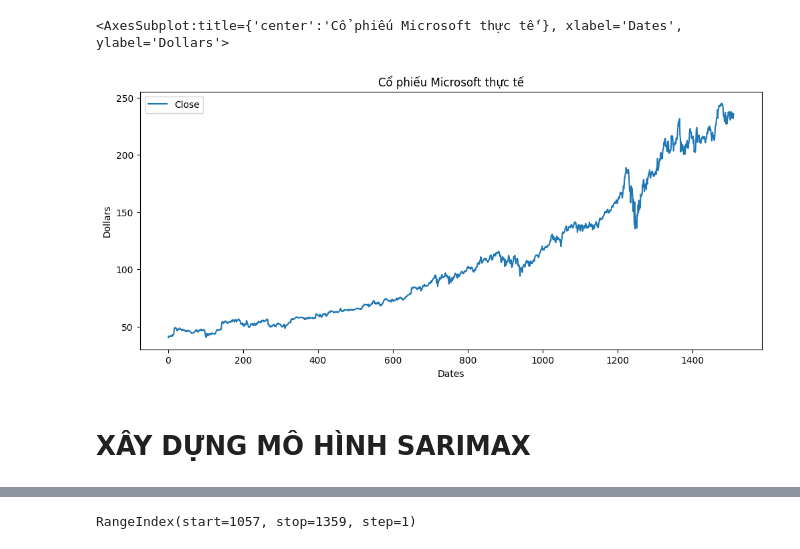
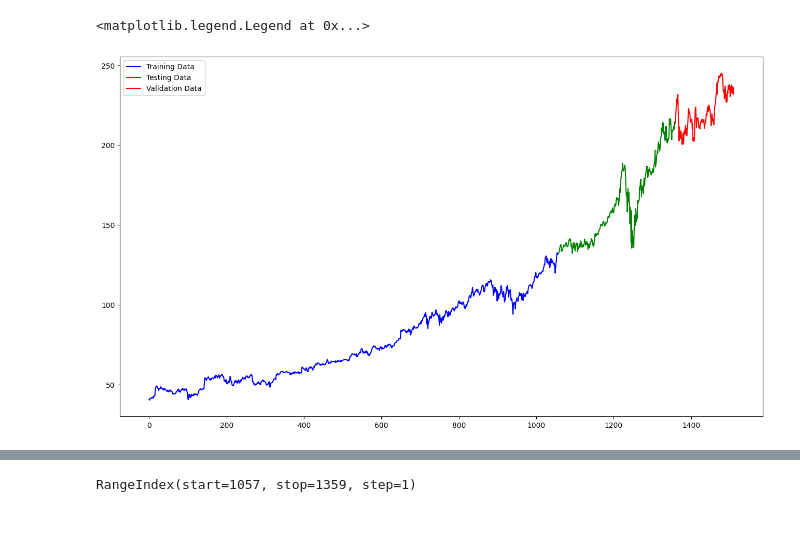
Before and after one commit to tranquanguit/time-series-forecasting, a Jupyter notebook: SARIMA-X/SARIMAX.ipynb, the cells around one changed output, grey strips where cells are left out. Cells and saved outputs as stored; diff of their text form; code cells hidden in the pictures; blank space fills up the shorter version.

```diff
--- a/SARIMA-X/SARIMAX.ipynb
+++ b/SARIMA-X/SARIMAX.ipynb
@@ -149,12 +0,0 @@ fig.show()
-# %%
-df = data[['Close']]
-df = df.dropna() # Drop missing values
-df = df.reset_index(drop=True) # Reset the index
-
-title ='Cổ phiếu Microsoft thực tế'
-ylabel='Dollars'
-xlabel='Dates'
-df.plot(figsize=(12,5),title=title,xlabel=xlabel, ylabel=ylabel)
-# %% [output]
-<AxesSubplot:title={'center':'Cổ phiếu Microsoft thực tế'}, xlabel='Dates', ylabel='Dollars'>
-[figure, removed]
@@ -161,5 +8,10 @@ df.plot(figsize=(12,5),title=title,xlabel=xlabel, ylabel=ylabel)
 # %%
-# 2. chia train test validate theo tỉ lệ 7:1:2
+# 2. Đọc file dữ liệu chứng khoán AAPL và chia train test validate theo tỉ lệ 7:1:2
+df = pd.read_csv("Q:/4. Learning/3nd year students/1. Data business analytics/Report Data Business Analytics/time-series-forecasting/Dataset/Microsoft_Stock.csv")
+df = df[['Close']]
+df = df.dropna() # Drop missing values
+df = df.reset_index(drop=True) # Reset the index
+
 # Split the data into training, testing, and validation sets
 train_size = int(0.7 * len(df))
 test_size = int(0.2 * len(df))
@@ -168,8 +20,16 @@ val_size = len(df) - train_size - test_size
 train_data = df[:train_size]
 test_data = df[train_size:train_size+test_size]
 val_data = df[train_size+test_size:]
-# %% [markdown]
-<h1>XÂY DỰNG MÔ HÌNH SARIMAX</h1>
+# %%
+#Trực quan các tệp dữ liệu vừa chia
+plt.figure(figsize=(16,9))
+plt.plot(train_data, 'blue', label='Training Data')
+plt.plot(test_data, 'green', label='Testing Data')
+plt.plot(val_data, 'red', label='Validation Data')
+plt.legend()
+# %% [output]
+<matplotlib.legend.Legend at 0x...>
+[figure, added]
 # %%
 # 3. Quá trình Training
 x_train = np.array(train_data.index).reshape(-1, 1)
```
Also changed, not shown: parts of 23 cells of this notebook, 9 other files.
